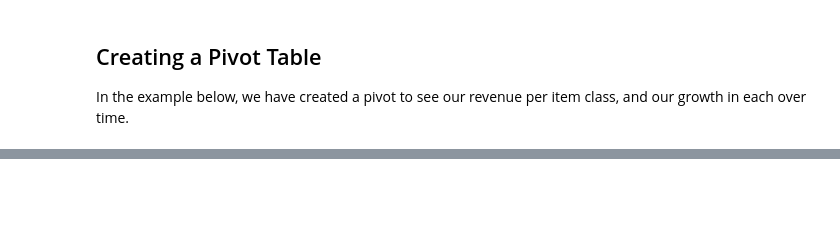
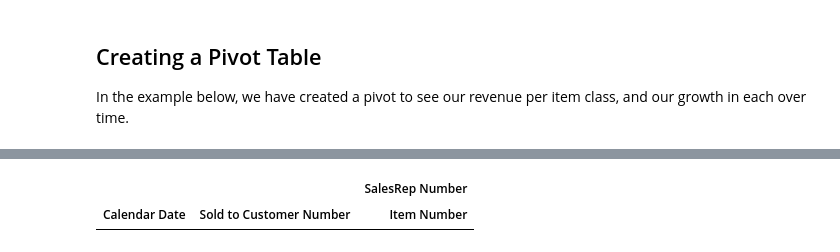
Before and after one commit to 0xalphaprime/primesurgicalusa, a Jupyter notebook: prime_surgical_usa/pandas_data_vizualization/pandas.ipynb, the cells around one changed output, grey strips where cells are left out. Drawn from its saved outputs; the diff is of its cells as text; code cells hidden in the pictures; blank space fills up the shorter version.

```diff
--- a/prime_surgical_usa/pandas_data_vizualization/pandas.ipynb
+++ b/prime_surgical_usa/pandas_data_vizualization/pandas.ipynb
@@ -119,3 +118,31 @@ Name: SCP_Sternal Cl %, dtype: object' has dtype incompatible with float64, plea
 | 202401 | $20,724.00 | $285,921.08 | $851,421.42 | $1,158,066.50 | 1.79% | 24.69% | ... |
 | 202402 | $111,390.00 | $561,813.77 | $1,235,651.99 | $1,908,855.76 | 5.84% | 29.43% | ... |
 | 202403 | $204,254.00 | $253,324.38 | $792,246.04 | $1,249,824.42 | 16.34% | 20.27% | ... |
+# %%
+df['Calendar Date'] = pd.to_datetime(df['Calendar Date'])
+
+# Get the current month and year
+current_month = datetime.now().month
+current_year = datetime.now().year
+
+# Filter the DataFrame to include only the current month
+df_current_month = df[(df['Calendar Date'].dt.month == current_month) & (df['Calendar Date'].dt.year == current_year)]
+
+# Sort the DataFrame by 'Calendar Date' in descending order
+df_current_month = df_current_month.sort_values(by='Calendar Date', ascending=False)
+
+# Create the pivot table with the filtered data
+pivot_table = pd.pivot_table(df_current_month,
+                             values='Net Sales Amount',
+                             index=['Calendar Date', 'Sold to Customer Number', 'Item Number'],
+                             columns='SalesRep Number',
+                             aggfunc='sum',
+                             fill_value=0)
+
+# Remove columns where all values are 0
+pivot_table = pivot_table.loc[:, (pivot_table != 0).any(axis=0)]
+
+pivot_table
+# %% [output]
+|  |  | SalesRep Number |
+| Calendar Date | Sold to Customer Number | Item Number |
```
Also changed, not shown: parts of 1 cell of this notebook, 1 other file.
